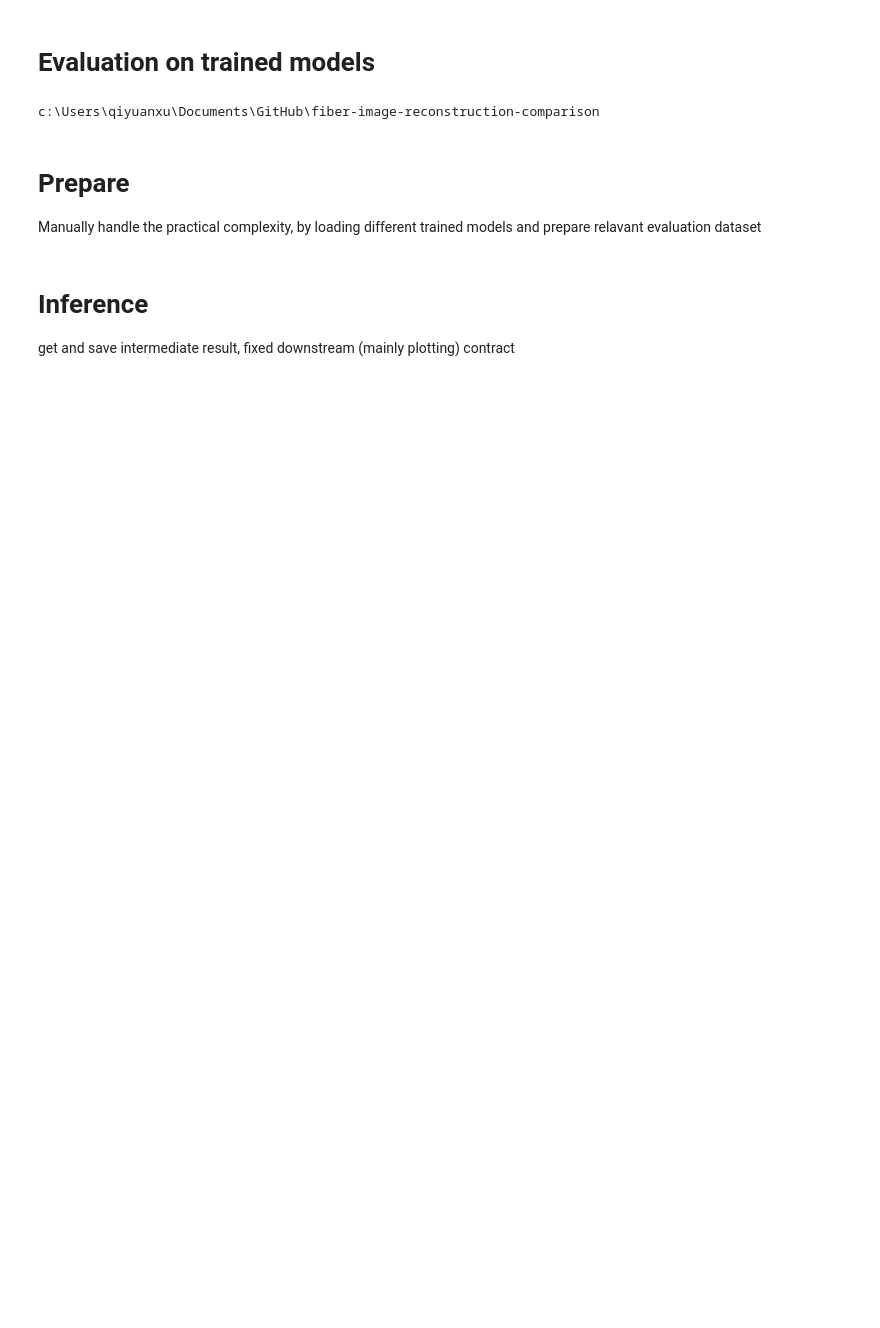
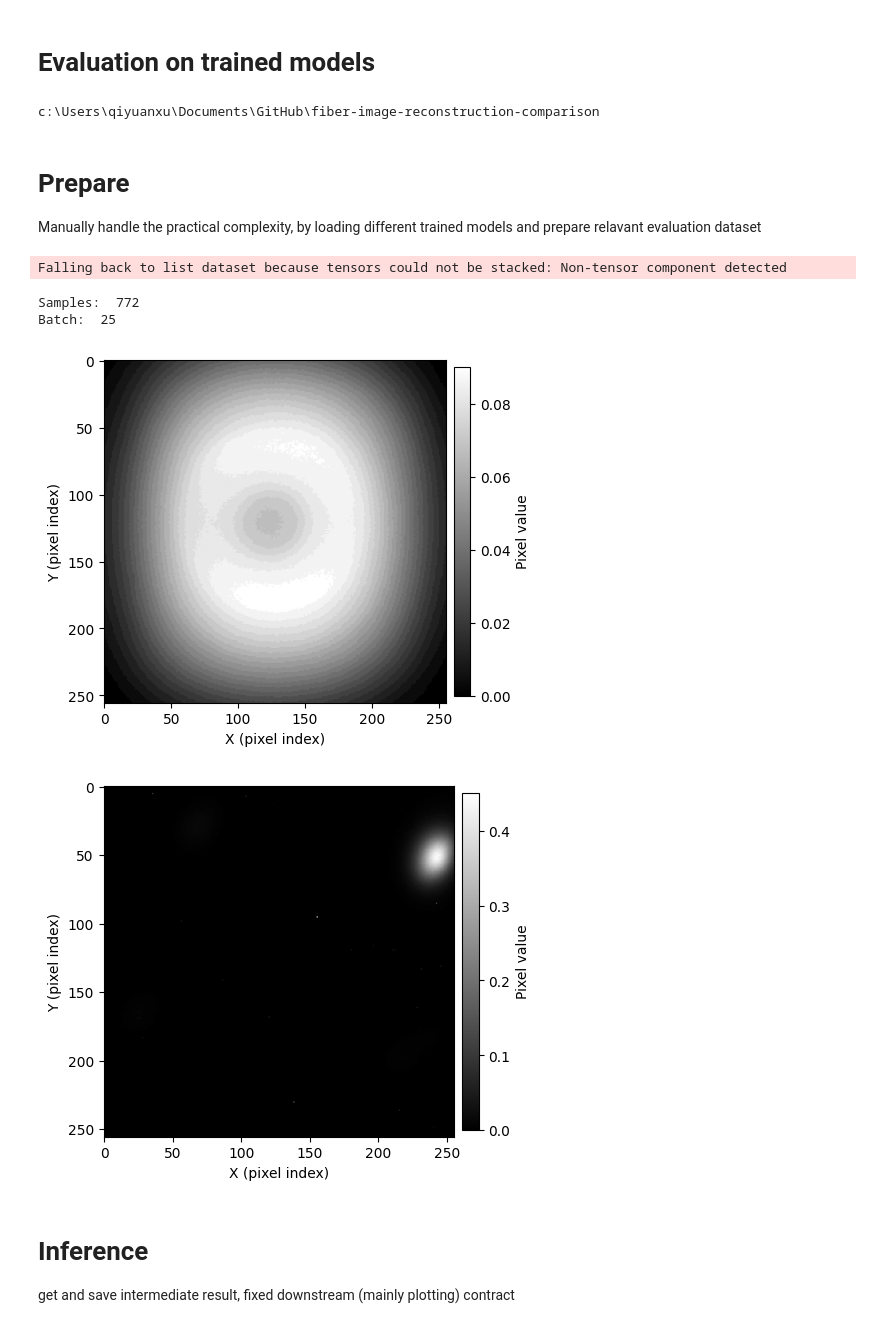
Before and after one commit to Andrew-XQY/fiber-image-reconstruction, a Jupyter notebook: notebooks/evaluation.ipynb, the cells around one changed output. Cells and saved outputs as stored; diff of their text form; code cells hidden in the pictures; blank space fills up the shorter version.

```diff
--- a/notebooks/evaluation.ipynb
+++ b/notebooks/evaluation.ipynb
@@ -18,7 +18,7 @@ Manually handle the practical complexity, by loading different trained models an
 import torch
 from models.CAE import Autoencoder2D
 
-model_name = "chromox_cropped_cae_random_scan"    # chromox_cae_random_scan; chromox_cropped_cae_line_scan_sgm; chromox_cropped_cae_random_scan
+model_name = "chromox_cropped_cae_line_scan_sgm"    # chromox_cae_random_scan; chromox_cropped_cae_line_scan_sgm; chromox_cropped_cae_random_scan; chromox_cropped_cae_random_scan_leakless
 model_path = dirs["models"][model_name] # should point to model.pth
 device = torch.device("cuda" if torch.cuda.is_available() else "cpu")
 model = Autoencoder2D.load_model(
@@ -33,42 +33,72 @@ print(show_model_info(model))
 # ========================================
 from xflow.utils.visualization import plot_image
 
 experiment_name = "CLEAR25"
 dataset_sources = ["processed_chromox_cropped"]  # ["processed_dmd", "processed_chromox", "processed_yag", "processed_chromox_laser", "processed_yag_laser", "processed_chromox_cropped"]'
 
 config_manager = ConfigManager(
     load_config(
         f"{experiment_name}.yaml",
         machine=detect_machine(),
         resolve=True,
     )
 )
 config = config_manager.get()
 dataset_dirs = [resolve_dataset_dir(config, src) for src in dataset_sources]
 db_rel = config["dataset_structure"]["db"].lstrip("/\\")
 db_paths = [d / db_rel for d in dataset_dirs]
 
 eval_provider = SqlProvider(
-    sources={"connection": db_paths[0], "sql": config["sql"]["processed_chromox_cropped_random_scan_eval"]}, output_config={'list': "image_path"}
+    sources={"connection": db_paths[0], "sql": config["sql"]["processed_chromox_random_scan_eval"]}, output_config={'list': "image_path"}
 )#.subsample(n_samples=300, seed=config["seed"])
 
 # pad abs path to db saved relative dirs.
-for t in config["data"]["transforms"]["torch"]:
-    if t.get("name") == "add_parent_dir":
-        t.setdefault("params", {})["parent_dir"] = str(dataset_dirs[0])
-        break
-transforms = build_transforms_from_config(config["data"]["transforms"]["torch"])
+def set_parent_dir_in_node(node, parent_dir, first_only=True):
+    if isinstance(node, list):
+        for item in node:
+            found = set_parent_dir_in_node(item, parent_dir, first_only)
+            if found and first_only:
+                return True
+        return False
+
+    if isinstance(node, dict):
+        if node.get("name") == "add_parent_dir":
+            node.setdefault("params", {})["parent_dir"] = str(parent_dir)
+            if first_only:
+                return True
+
+        for v in node.values():
+            found = set_parent_dir_in_node(v, parent_dir, first_only)
+            if found and first_only:
+                return True
+
+    return False
+set_parent_dir_in_node(config["inference"]["transforms"]["torch"], dataset_dirs[0], first_only=True)
+transforms = build_transforms_from_config(config["inference"]["transforms"]["torch"])
 
 # normally leave the pipelines decoupled and untouched so the output interface remains consistent.
 eval_dataset = PyTorchPipeline(
     eval_provider,
-    transforms
+    transforms,
+    skip_errors=False,  # skip errors during inference
 ).to_memory_dataset(config["data"]["dataset_ops"])  # testset data do not need thresholding since it is to remove stacking noise?
 
 print("Samples: ", len(eval_provider))
 print("Batch: ", len(eval_dataset))
-plot_image(next(iter(eval_dataset))[0])
-plot_image(next(iter(eval_dataset))[1])
+# plot_image(next(iter(eval_dataset))[0])
+# plot_image(next(iter(eval_dataset))[1])
+
+batch = next(iter(eval_dataset))
+x = batch[0] # list of 2 tensors
+i = 0 # sample index in batch
+plot_image(x[0][i]) # branch 0, sample i
+plot_image(x[1][i]) # branch 1, sample i
+# %% [output]
+Falling back to list dataset because tensors could not be stacked: Non-tensor component detected
+Samples:  772
+Batch:  25
+[figure, added]
+[figure, added]
 # %% [markdown]
 # Inference
 get and save intermediate result, fixed downstream (mainly plotting) contract
```
Also changed, not shown: parts of 7 cells of this notebook, 5 other files.
